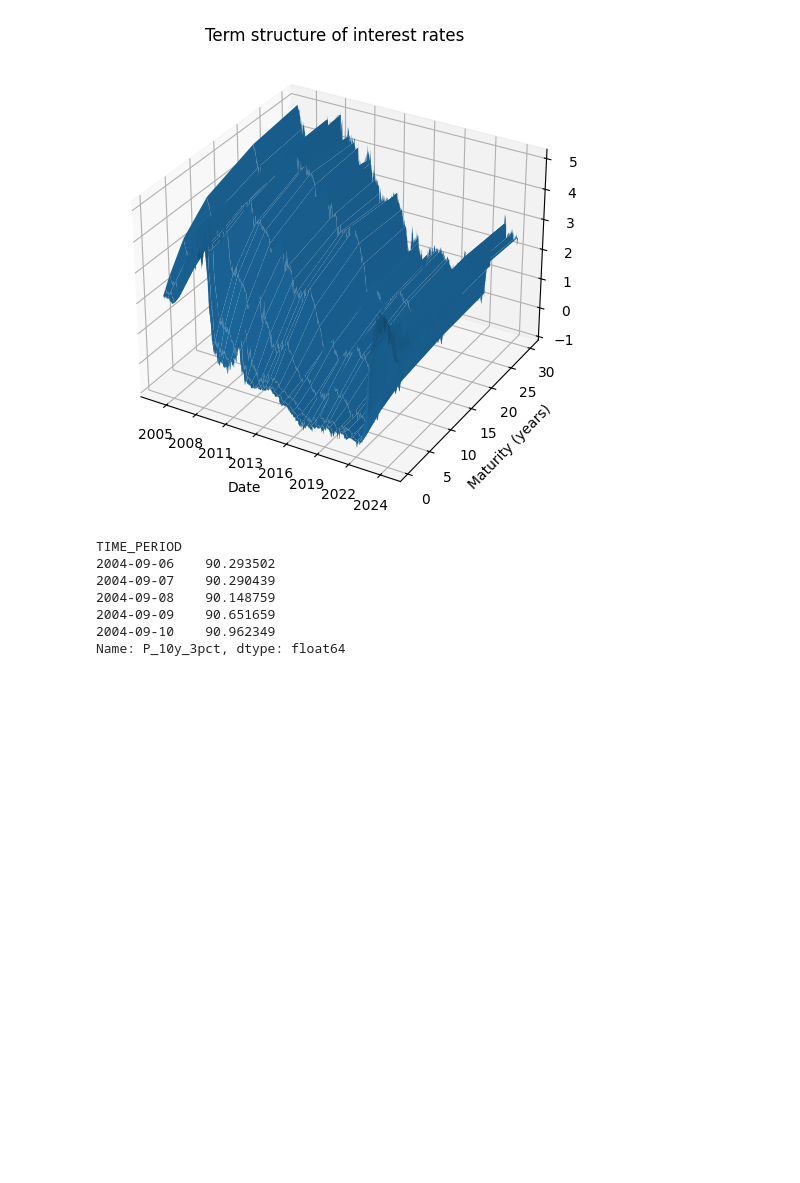
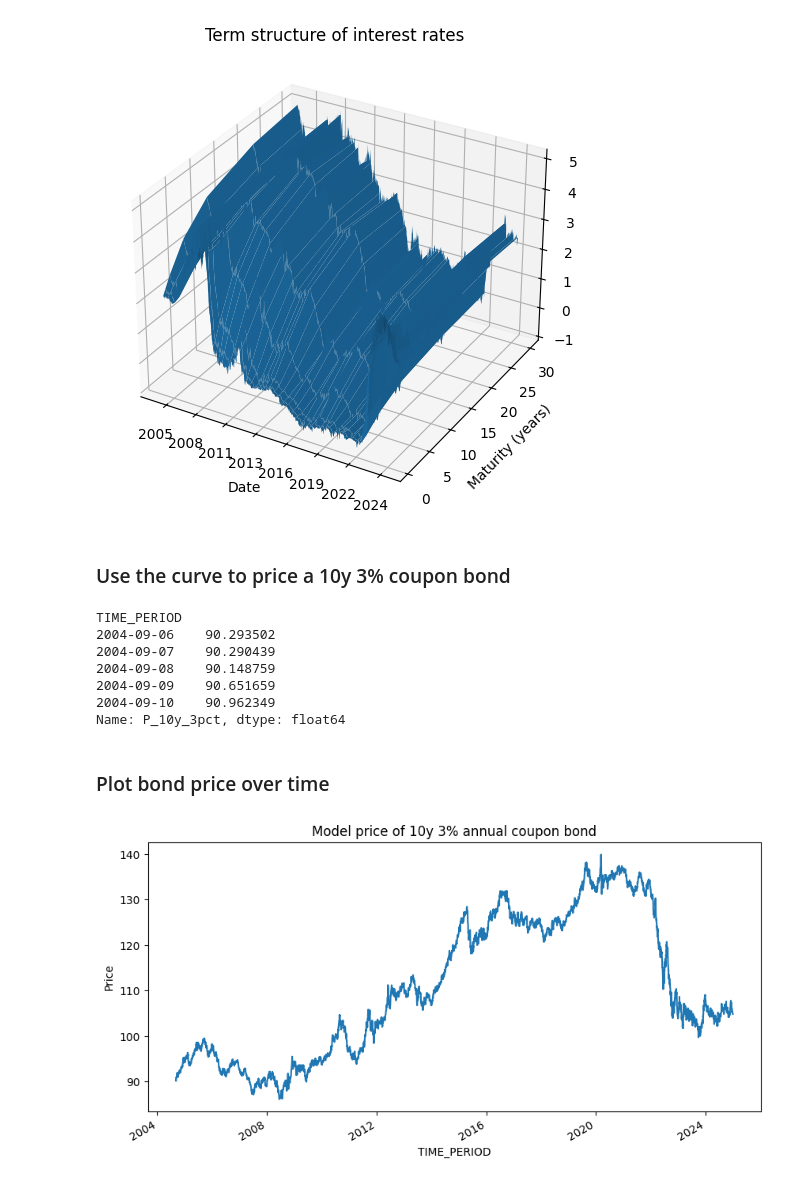
Before and after one commit to emschutt/Asset-Pricing, a Jupyter notebook: AP_v0.ipynb, the cells around one changed output. Saved outputs shown, nothing was run; the diff lists cells and outputs as text; code cells hidden in the pictures; blank space fills up the shorter version.

```diff
--- a/AP_v0.ipynb
+++ b/AP_v0.ipynb
@@ -162,6 +161,8 @@ ax.xaxis.set_major_formatter(mdates.DateFormatter('%Y'))
 plt.show()
 # %% [output]
 [figure]
+# %% [markdown]
+### Use the curve to price a 10y 3% coupon bond
 # %%
 # 10-year annual coupon bond
 nominal = 100.0
@@ -196,3 +196,12 @@ TIME_PERIOD
 2004-09-09    90.651659
 2004-09-10    90.962349
 Name: P_10y_3pct, dtype: float64
+# %% [markdown]
+### Plot bond price over time
+# %%
+bond_price_series.plot(figsize=(10,5))
+plt.title("Model price of 10y 3% annual coupon bond")
+plt.ylabel("Price")
+plt.show()
+# %% [output]
+[figure, added]
```
Also changed, not shown: parts of 9 cells of this notebook.
